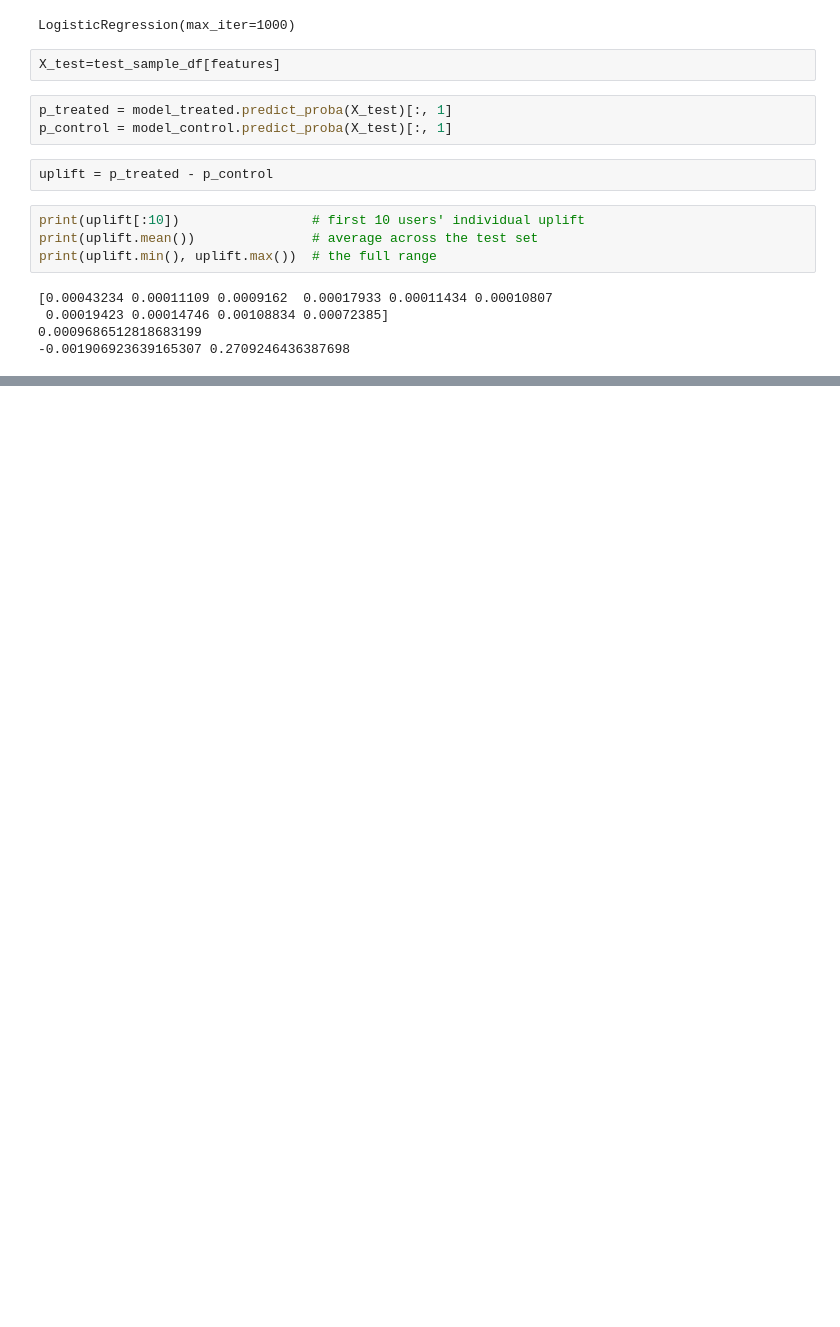
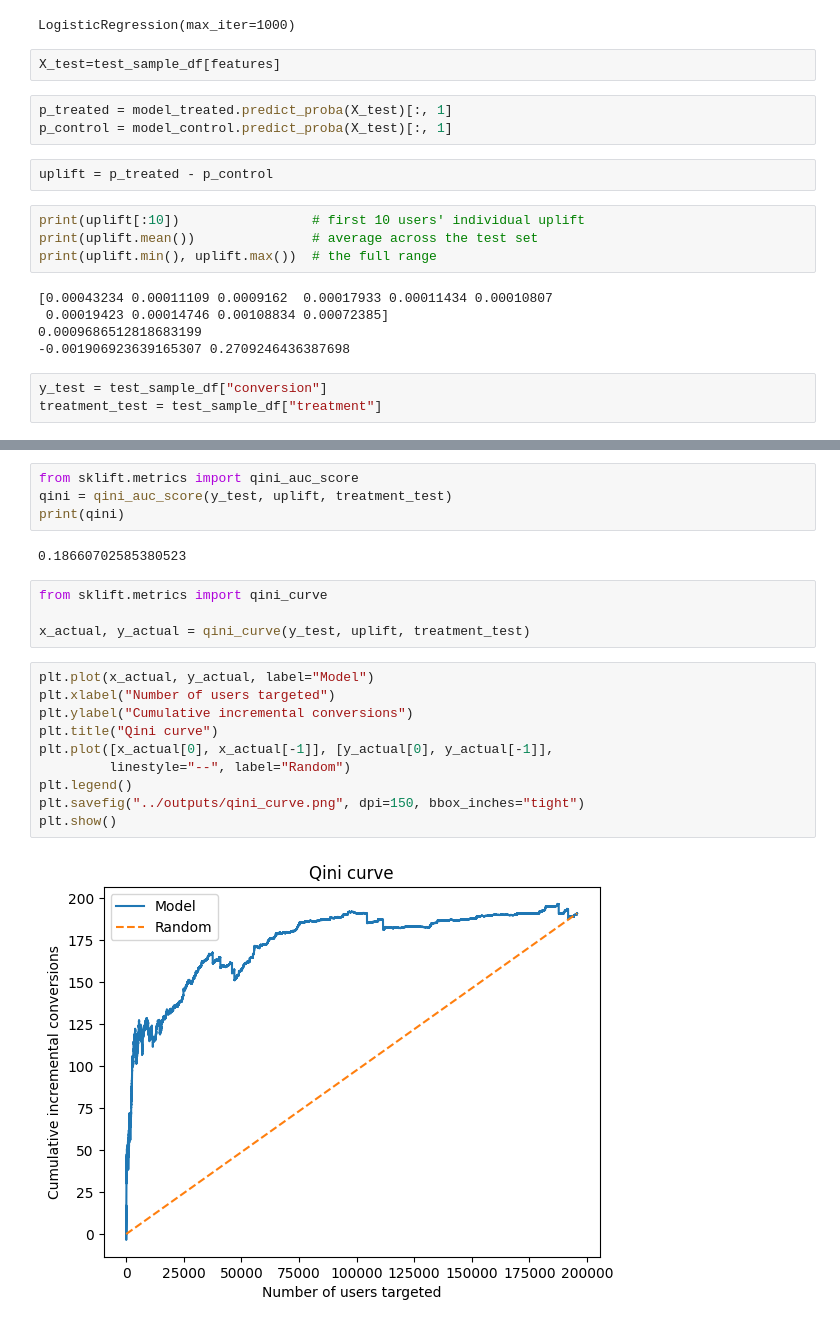
Before and after one commit to ihameed11/criteo-uplift, a Jupyter notebook: notebooks/01_EDA.ipynb, the cells around one changed output, grey strips where cells are left out. Cells and saved outputs as stored; diff of their text form; blank space fills up the shorter version.

Commit message:
Stage 4: Qini evaluation and curve

```diff
--- a/notebooks/01_EDA.ipynb
+++ b/notebooks/01_EDA.ipynb
@@ -245,3 +245,6 @@ print(uplift.min(), uplift.max())  # the full range
  0.00019423 0.00014746 0.00108834 0.00072385]
 0.0009686512818683199
 -0.001906923639165307 0.2709246436387698
+# %%
+y_test = test_sample_df["conversion"]
+treatment_test = test_sample_df["treatment"]
@@ -247,0 +300,22 @@ print(uplift.min(), uplift.max())  # the full range
+# %%
+from sklift.metrics import qini_auc_score
+qini = qini_auc_score(y_test, uplift, treatment_test)
+print(qini)
+# %% [output]
+0.18660702585380523
+# %%
+from sklift.metrics import qini_curve
+
+x_actual, y_actual = qini_curve(y_test, uplift, treatment_test)
+# %%
+plt.plot(x_actual, y_actual, label="Model")
+plt.xlabel("Number of users targeted")
+plt.ylabel("Cumulative incremental conversions")
+plt.title("Qini curve")
+plt.plot([x_actual[0], x_actual[-1]], [y_actual[0], y_actual[-1]],
+         linestyle="--", label="Random")
+plt.legend()
+plt.savefig("../outputs/qini_curve.png", dpi=150, bbox_inches="tight")
+plt.show()
+# %% [output]
+[figure, added]
```
Also changed, not shown: parts of 4 cells of this notebook, 1 other file.
